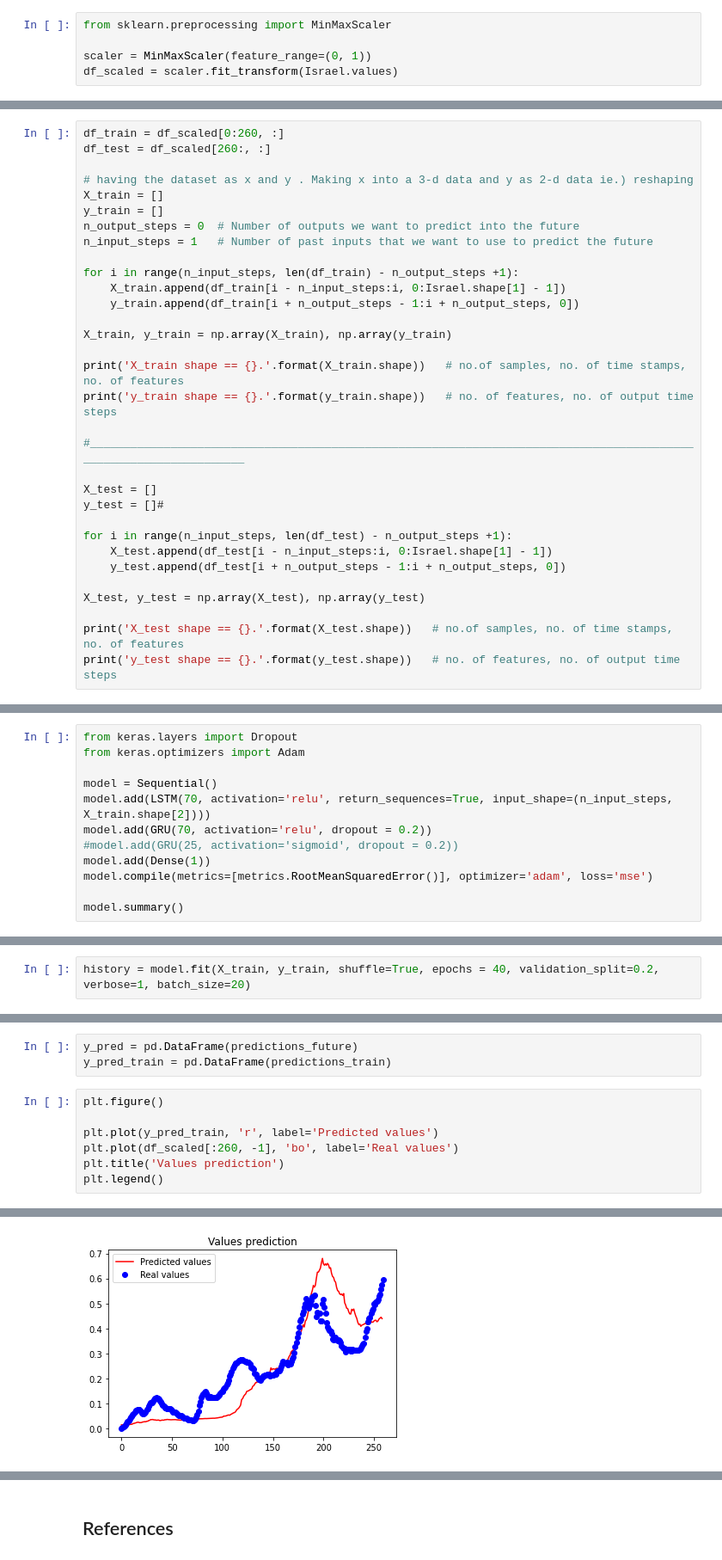
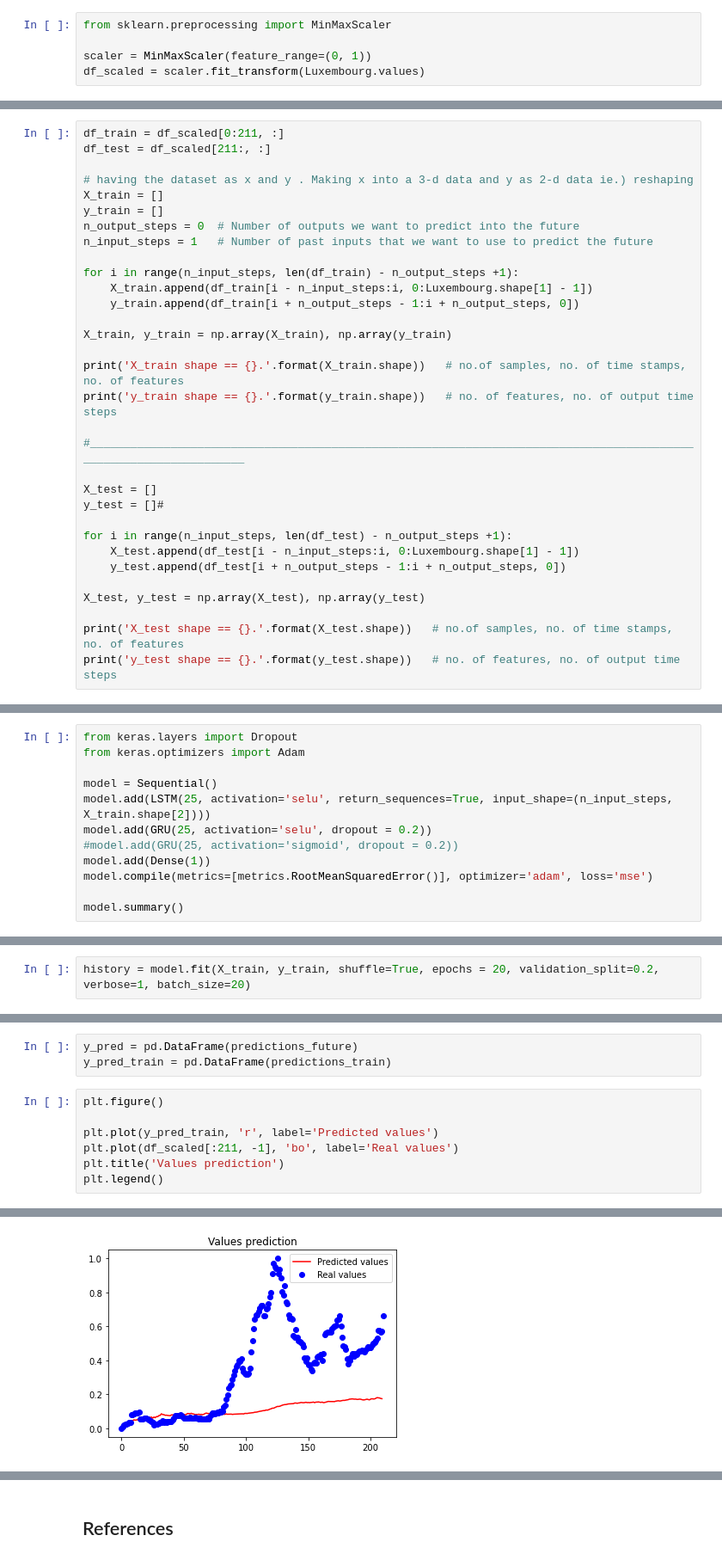
Before and after one commit to martinsM17/Covid19_Testing_Data, a Jupyter notebook: pipeline_analysis.ipynb, the cells around one changed output, grey strips where cells are left out. Shown at 86% size. Drawn from its saved outputs; the diff is of its cells as text.

```diff
--- a/pipeline_analysis.ipynb
+++ b/pipeline_analysis.ipynb
@@ -3369,7 +2920,7 @@ Israel.head()
 from sklearn.preprocessing import MinMaxScaler
 
 scaler = MinMaxScaler(feature_range=(0, 1))
-df_scaled = scaler.fit_transform(Israel.values)
+df_scaled = scaler.fit_transform(Luxembourg.values)
 # %%
 df_scaled.shape
 # %% [output]
@@ -3377,6 +2928,6 @@ df_scaled.shape
 # %%
-df_train = df_scaled[0:260, :]
-df_test = df_scaled[260:, :]
+df_train = df_scaled[0:211, :]
+df_test = df_scaled[211:, :]
 
 # having the dataset as x and y . Making x into a 3-d data and y as 2-d data ie.) reshaping
 X_train = []
@@ -3385,7 +2936,7 @@ n_output_steps = 0  # Number of outputs we want to predict into the future
 n_input_steps = 1   # Number of past inputs that we want to use to predict the future
 
 for i in range(n_input_steps, len(df_train) - n_output_steps +1):
-    X_train.append(df_train[i - n_input_steps:i, 0:Israel.shape[1] - 1])
+    X_train.append(df_train[i - n_input_steps:i, 0:Luxembourg.shape[1] - 1])
     y_train.append(df_train[i + n_output_steps - 1:i + n_output_steps, 0])
 
 X_train, y_train = np.array(X_train), np.array(y_train)
@@ -3399,7 +2950,7 @@ X_test = []
 y_test = []#
 
 for i in range(n_input_steps, len(df_test) - n_output_steps +1):
-    X_test.append(df_test[i - n_input_steps:i, 0:Israel.shape[1] - 1])
+    X_test.append(df_test[i - n_input_steps:i, 0:Luxembourg.shape[1] - 1])
     y_test.append(df_test[i + n_output_steps - 1:i + n_output_steps, 0])
 
 X_test, y_test = np.array(X_test), np.array(y_test)
@@ -3416,8 +2967,8 @@ from keras.layers import Dropout
 from keras.optimizers import Adam
 
 model = Sequential()
-model.add(LSTM(70, activation='relu', return_sequences=True, input_shape=(n_input_steps, X_train.shape[2])))
-model.add(GRU(70, activation='relu', dropout = 0.2))
+model.add(LSTM(25, activation='selu', return_sequences=True, input_shape=(n_input_steps, X_train.shape[2])))
+model.add(GRU(25, activation='selu', dropout = 0.2))
 #model.add(GRU(25, activation='sigmoid', dropout = 0.2))
 model.add(Dense(1))
 model.compile(metrics=[metrics.RootMeanSquaredError()], optimizer='adam', loss='mse')
@@ -3439,5 +2990,5 @@ Trainable params: 55,931
 Non-trainable params: 0
 _________________________________________________________________
 # %%
-history = model.fit(X_train, y_train, shuffle=True, epochs = 40, validation_split=0.2, verbose=1, batch_size=20)
+history = model.fit(X_train, y_train, shuffle=True, epochs = 20, validation_split=0.2, verbose=1, batch_size=20)
 # %% [output]
@@ -3499,13 +3060,13 @@ y_pred_train = pd.DataFrame(predictions_train)
 # %%
 plt.figure()
 
 plt.plot(y_pred_train, 'r', label='Predicted values')
-plt.plot(df_scaled[:260, -1], 'bo', label='Real values')
+plt.plot(df_scaled[:211, -1], 'bo', label='Real values')
 plt.title('Values prediction')
 plt.legend()
 # %% [output]
 <matplotlib.legend.Legend at 0x...>
-[figure, old version]
+[figure, new version]
 # %%
 plt.figure()
 
```
Also changed, not shown: parts of 262 cells of this notebook.
